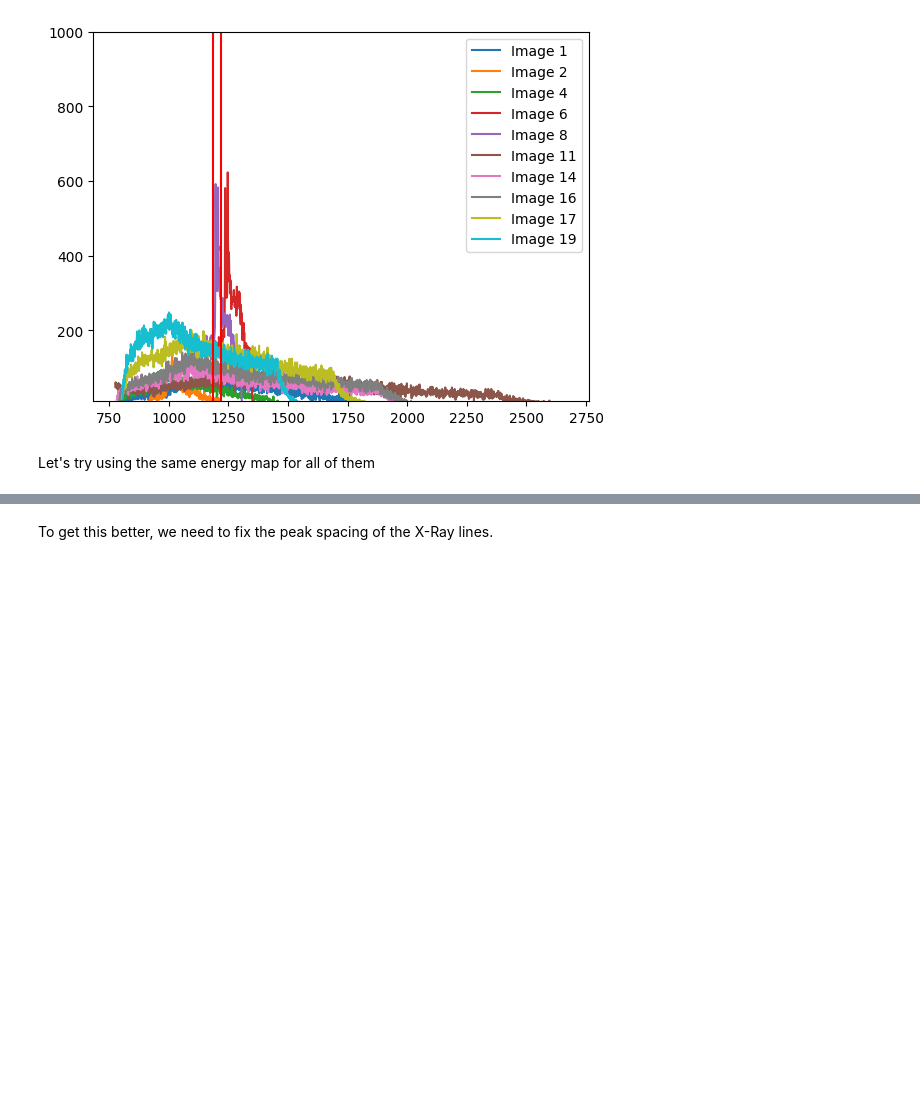
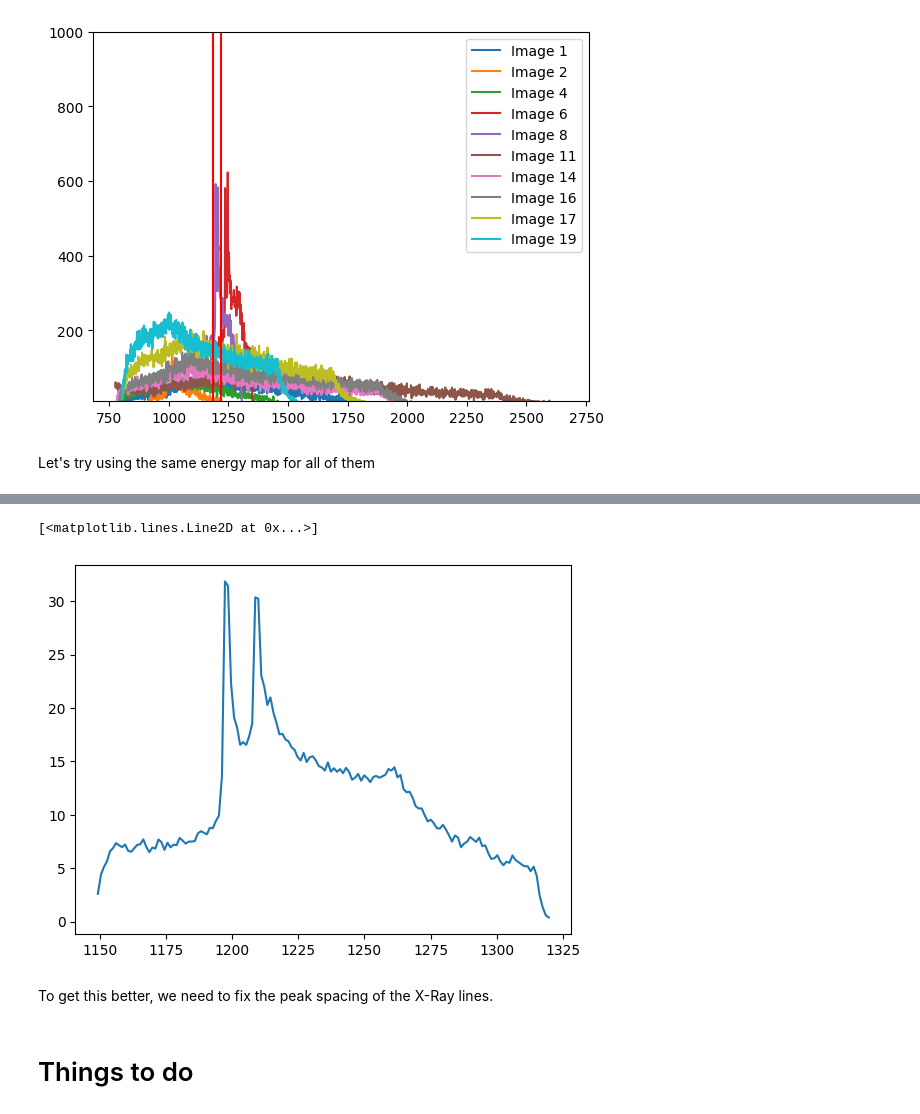
Before and after one commit to JackBarker7/XSPEDS, a Jupyter notebook: old_code/Week 5 Progress.ipynb, the cells around one changed output, grey strips where cells are left out. Saved outputs shown, nothing was run; the diff lists cells and outputs as text; code cells hidden in the pictures; blank space fills up the shorter version.

```diff
--- a/Week 5 Progress.ipynb
+++ b/old_code/Week 5 Progress.ipynb
@@ -868,2 +904,11 @@ plt.plot(bin_centres, np.sum())
+# %%
+new_sum = np.sum([all_energy_spectra[i]/all_energy_spectra.mean(axis=1)[i] for i in range(len(all_energy_spectra))], axis=0)
+
+plt.plot(bin_centers, new_sum)
+# %% [output]
+[<matplotlib.lines.Line2D at 0x...>]
+[figure, added]
 # %% [markdown]
 To get this better, we need to fix the peak spacing of the X-Ray lines.
+# %% [markdown]
+# Things to do
```
Also changed, not shown: parts of 9 cells of this notebook, 10 other files.
